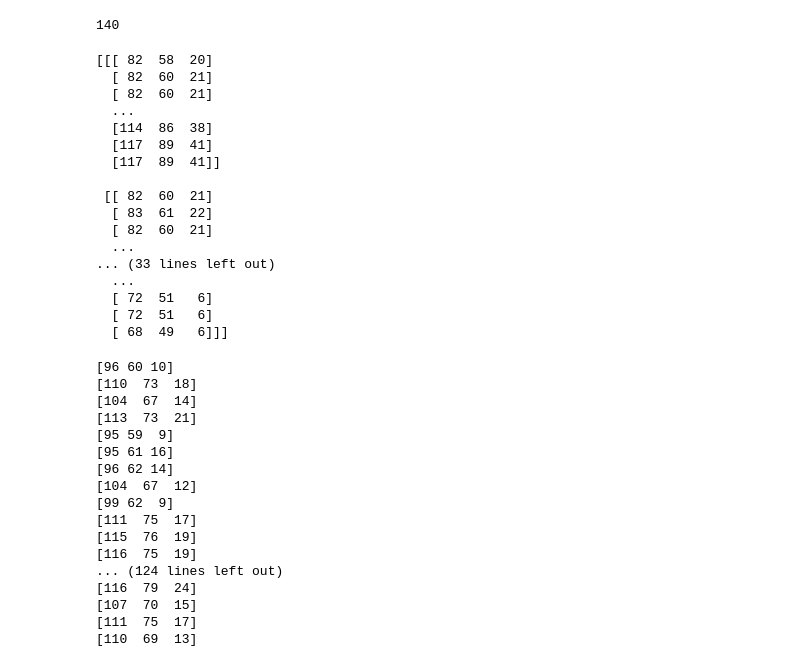
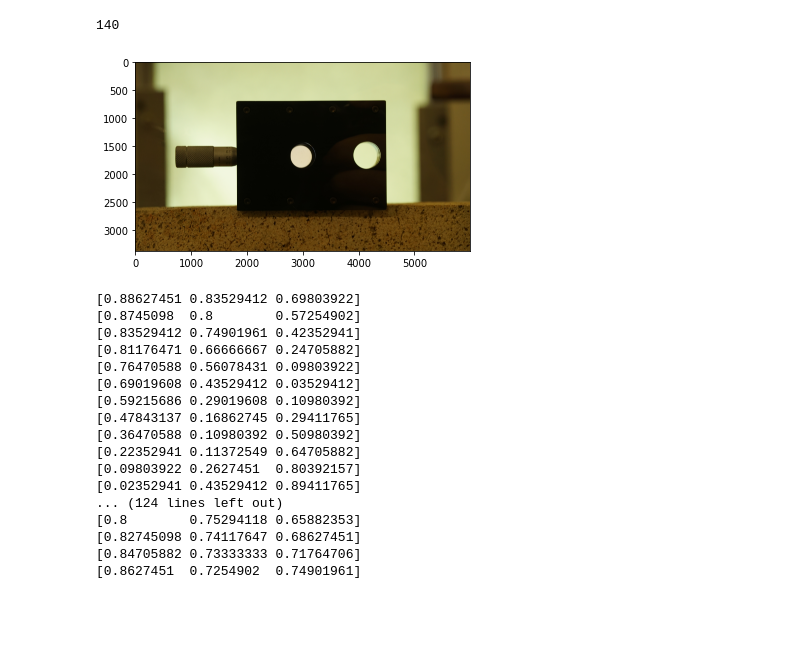
Before and after one commit to Chrissi2207/Chrissi2207, a Jupyter notebook: kalibrierung-babinet.ipynb, the cells around one changed output. Saved outputs shown, nothing was run; the diff lists cells and outputs as text; code cells hidden in the pictures; blank space fills up the shorter version.

```diff
--- a/kalibrierung-babinet.ipynb
+++ b/kalibrierung-babinet.ipynb
@@ -81,47 +81,34 @@ print(len(blist))
 140
 # %%
 #Bild darstellen
-print(blist[0])
+
+bild1 = Image.fromarray(blist[0])
+plt.imshow(bild1)
+plt.show()
 # %% [output]
-[[[ 82  58  20]
-  [ 82  60  21]
-  [ 82  60  21]
-  ...
-  [114  86  38]
-  [117  89  41]
-  [117  89  41]]
-
- [[ 82  60  21]
-  [ 83  61  22]
-  [ 82  60  21]
-  ...
-... (33 lines left out)
-  ...
-  [ 72  51   6]
-  [ 72  51   6]
-  [ 68  49   6]]]
+[figure, added]
 # %%
 #Pixel auslesen
 rgb_pixel_values = []
 for i in range(140):
-    rgb_pixel_values = (blist[i][3000,1700,:])
+    rgb_pixel_values = (blist[i][1700,3000,:])/255
 
     print(rgb_pixel_values)
 # %% [output]
-[96 60 10]
-[110  73  18]
-[104  67  14]
-[113  73  21]
-[95 59  9]
-[95 61 16]
-[96 62 14]
-[104  67  12]
-[99 62  9]
-[111  75  17]
-[115  76  19]
-[116  75  19]
+[0.88627451 0.83529412 0.69803922]
+[0.8745098  0.8        0.57254902]
+[0.83529412 0.74901961 0.42352941]
+[0.81176471 0.66666667 0.24705882]
+[0.76470588 0.56078431 0.09803922]
+[0.69019608 0.43529412 0.03529412]
+[0.59215686 0.29019608 0.10980392]
+[0.47843137 0.16862745 0.29411765]
+[0.36470588 0.10980392 0.50980392]
+[0.22352941 0.11372549 0.64705882]
+[0.09803922 0.2627451  0.80392157]
+[0.02352941 0.43529412 0.89411765]
 ... (124 lines left out)
-[116  79  24]
-[107  70  15]
-[111  75  17]
-[110  69  13]
+[0.8        0.75294118 0.65882353]
+[0.82745098 0.74117647 0.68627451]
+[0.84705882 0.73333333 0.71764706]
+[0.8627451  0.7254902  0.74901961]
```
Also changed, not shown: parts of 2 cells of this notebook.
